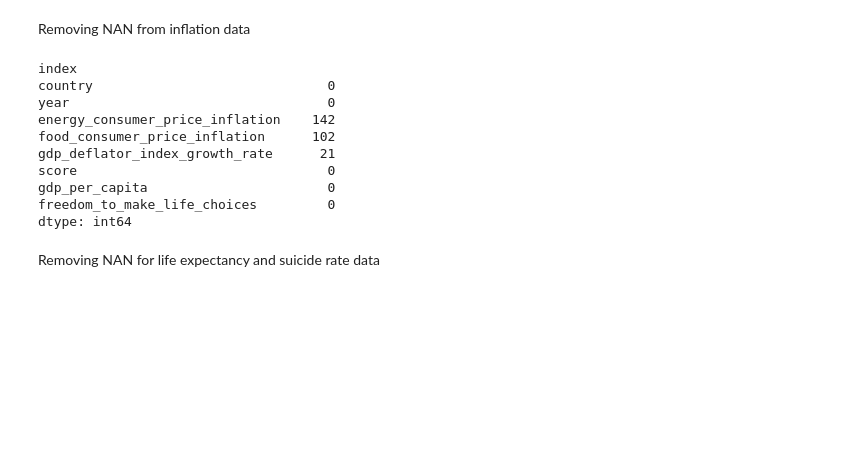
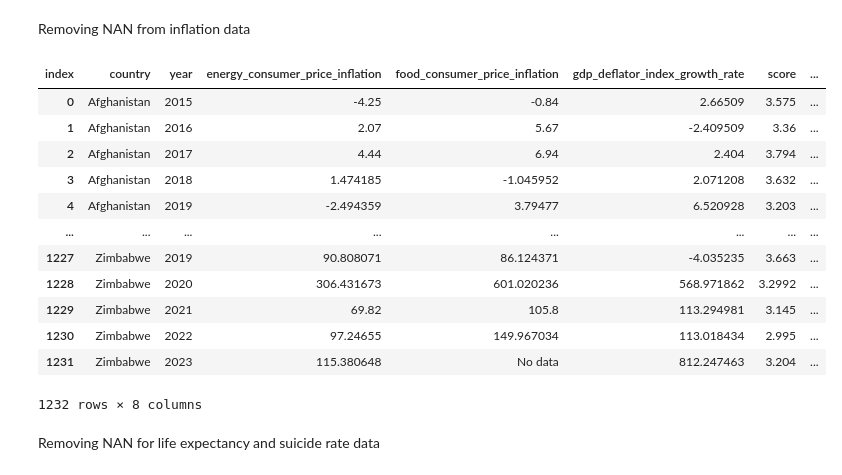
Before and after one commit to tara-hylton/world_happiness, a Jupyter notebook: world happiness.ipynb, the cells around one changed output. Saved outputs shown, nothing was run; the diff lists cells and outputs as text; code cells hidden in the pictures; blank space fills up the shorter version.

```diff
--- a/world happiness.ipynb
+++ b/world happiness.ipynb
@@ -107,21 +108,26 @@ Removing NAN from inflation data
 # %%
 nan_count1 = inf_data.isnull().sum()
 columns_to_fill1 = ['energy_consumer_price_inflation', 'food_consumer_price_inflation', 'gdp_deflator_index_growth_rate' ]
 for col in columns_to_fill1:
     inf_data[col] = inf_data[col].fillna('No data')
 
 nan_count1
+inf_data.round(2)
+inf_data
 # %% [output]
+| index | country | year | energy_consumer_price_inflation | food_consumer_price_inflation | gdp_deflator_index_growth_rate | score | ... |
+| 0 | Afghanistan | 2015 | -4.25 | -0.84 | 2.66509 | 3.575 | ... |
+| 1 | Afghanistan | 2016 | 2.07 | 5.67 | -2.409509 | 3.36 | ... |
+| 2 | Afghanistan | 2017 | 4.44 | 6.94 | 2.404 | 3.794 | ... |
+| 3 | Afghanistan | 2018 | 1.474185 | -1.045952 | 2.071208 | 3.632 | ... |
+| 4 | Afghanistan | 2019 | -2.494359 | 3.79477 | 6.520928 | 3.203 | ... |
+| ... | ... | ... | ... | ... | ... | ... | ... |
+| 1227 | Zimbabwe | 2019 | 90.808071 | 86.124371 | -4.035235 | 3.663 | ... |
+| 1228 | Zimbabwe | 2020 | 306.431673 | 601.020236 | 568.971862 | 3.2992 | ... |
+| 1229 | Zimbabwe | 2021 | 69.82 | 105.8 | 113.294981 | 3.145 | ... |
+| 1230 | Zimbabwe | 2022 | 97.24655 | 149.967034 | 113.018434 | 2.995 | ... |
+| 1231 | Zimbabwe | 2023 | 115.380648 | No data | 812.247463 | 3.204 | ... |
-index
-country                              0
-year                                 0
-energy_consumer_price_inflation    142
-food_consumer_price_inflation      102
-gdp_deflator_index_growth_rate      21
-score                                0
-gdp_per_capita                       0
-freedom_to_make_life_choices         0
-dtype: int64
+1232 rows × 8 columns
 # %% [markdown]
 Removing NAN for life expectancy and suicide rate data
 # %%
```
Also changed, not shown: parts of 6 cells of this notebook, 3 other files.
